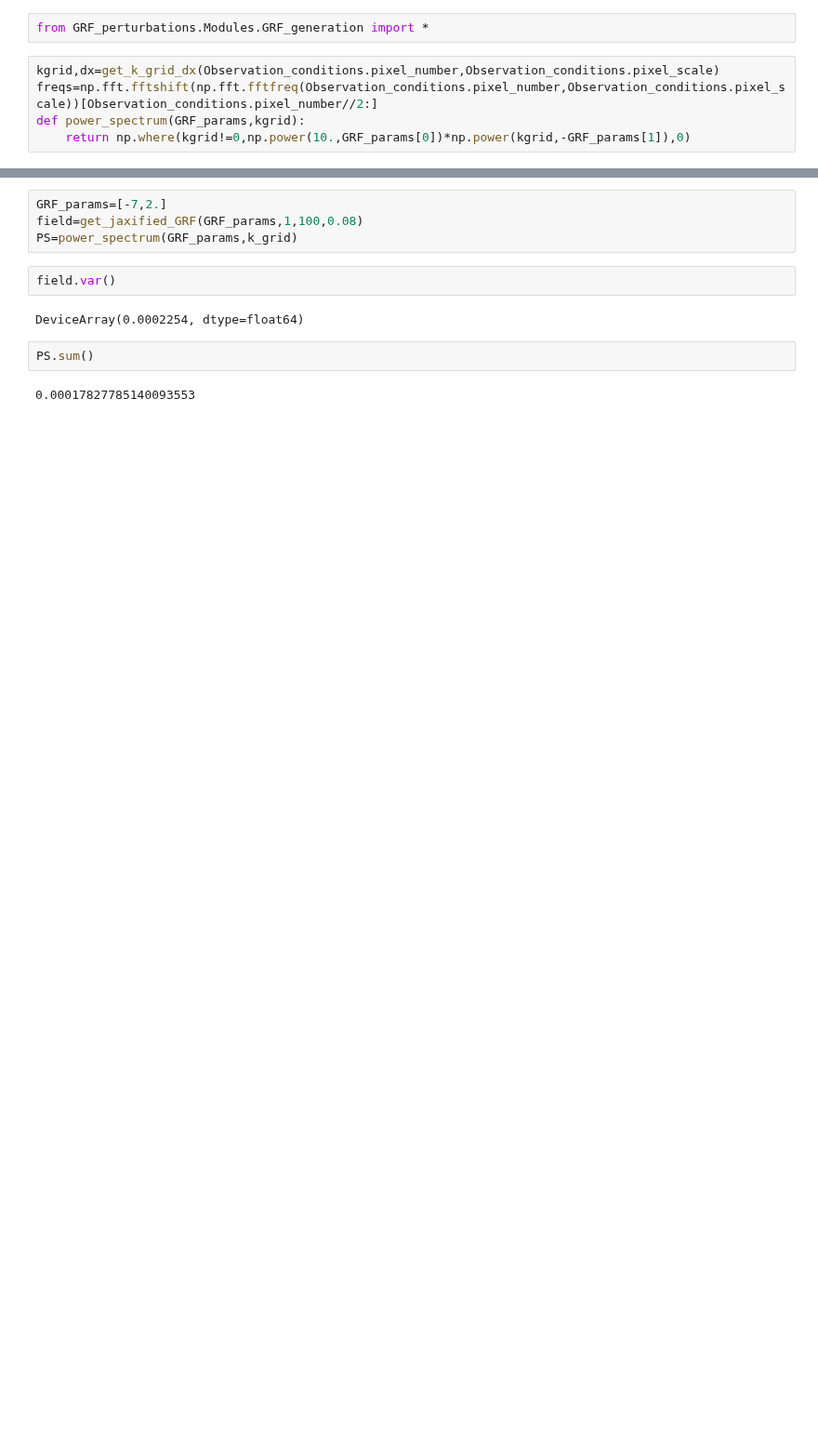
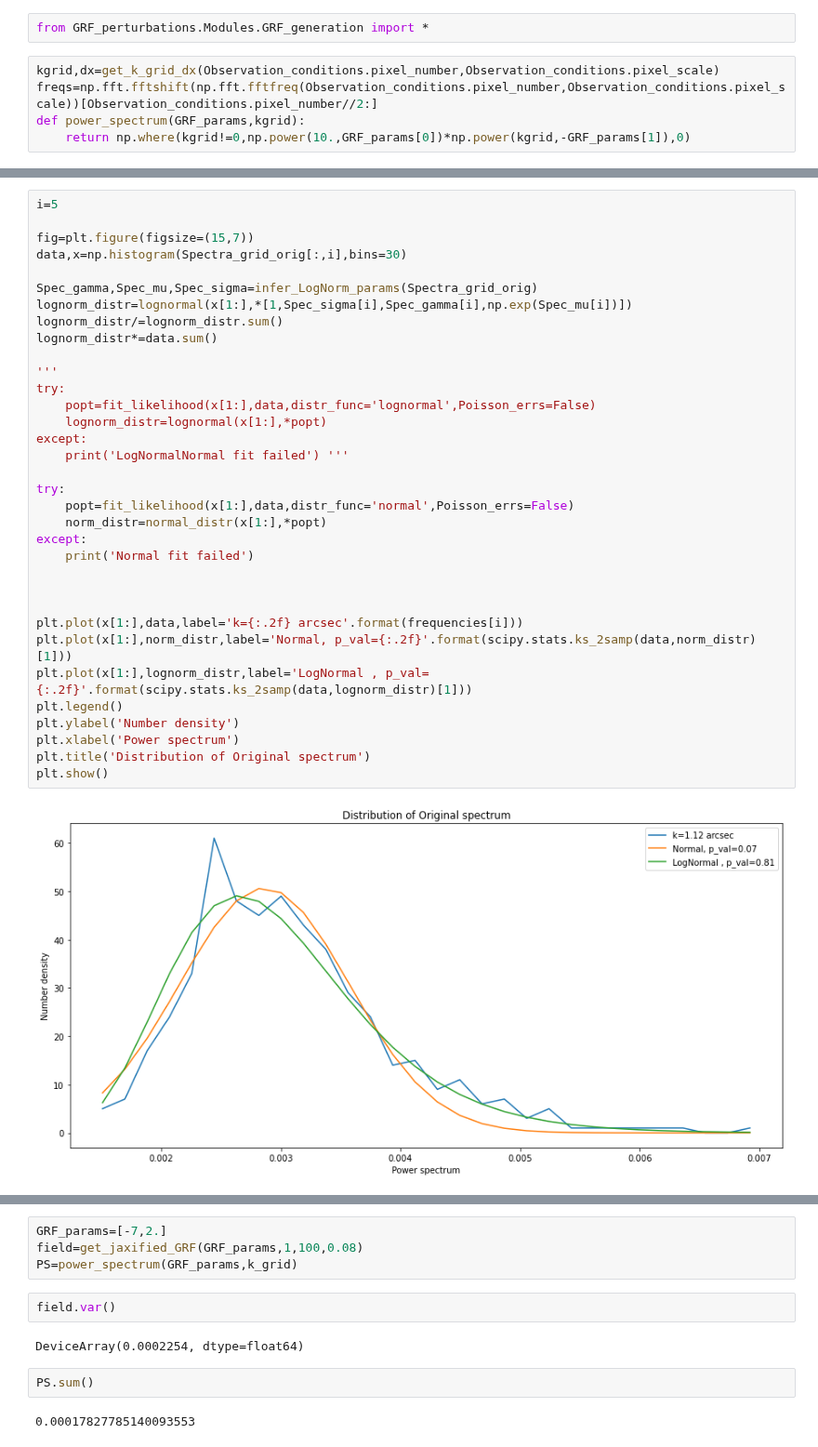
Before and after one commit to Herculens/herculens, a Jupyter notebook: GRF_perturbations/Notebooks/GRF region restriction.ipynb, the cells around one changed output, grey strips where cells are left out. Shown at 93% size. Drawn from its saved outputs; the diff is of its cells as text; blank space fills up the shorter version.

```diff
--- a/GRF_perturbations/Notebooks/GRF region restriction.ipynb
+++ b/GRF_perturbations/Notebooks/GRF region restriction.ipynb
@@ -120,0 +223,36 @@ plt.colorbar()
+# %%
+i=5
+
+fig=plt.figure(figsize=(15,7))
+data,x=np.histogram(Spectra_grid_orig[:,i],bins=30)
+
+Spec_gamma,Spec_mu,Spec_sigma=infer_LogNorm_params(Spectra_grid_orig)
+lognorm_distr=lognormal(x[1:],*[1,Spec_sigma[i],Spec_gamma[i],np.exp(Spec_mu[i])])
+lognorm_distr/=lognorm_distr.sum()
+lognorm_distr*=data.sum()
+
+'''
+try:
+    popt=fit_likelihood(x[1:],data,distr_func='lognormal',Poisson_errs=False)
+    lognorm_distr=lognormal(x[1:],*popt)
+except:
+    print('LogNormalNormal fit failed') '''
+
+try:
+    popt=fit_likelihood(x[1:],data,distr_func='normal',Poisson_errs=False)
+    norm_distr=normal_distr(x[1:],*popt)
+except:
+    print('Normal fit failed')
+
+
+
+plt.plot(x[1:],data,label='k={:.2f} arcsec'.format(frequencies[i]))
+plt.plot(x[1:],norm_distr,label='Normal, p_val={:.2f}'.format(scipy.stats.ks_2samp(data,norm_distr)[1]))
+plt.plot(x[1:],lognorm_distr,label='LogNormal , p_val={:.2f}'.format(scipy.stats.ks_2samp(data,lognorm_distr)[1]))
+plt.legend()
+plt.ylabel('Number density')
+plt.xlabel('Power spectrum')
+plt.title('Distribution of Original spectrum')
+plt.show()
+# %% [output]
+[figure, added]
```
Also changed, not shown: parts of 26 cells of this notebook, 12 other files.
